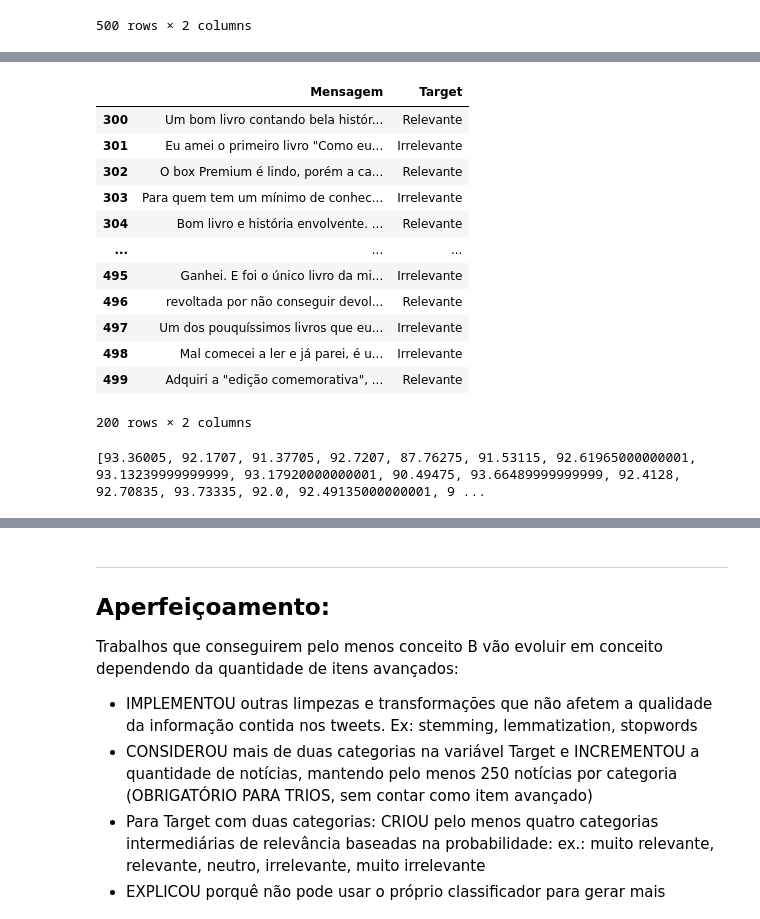
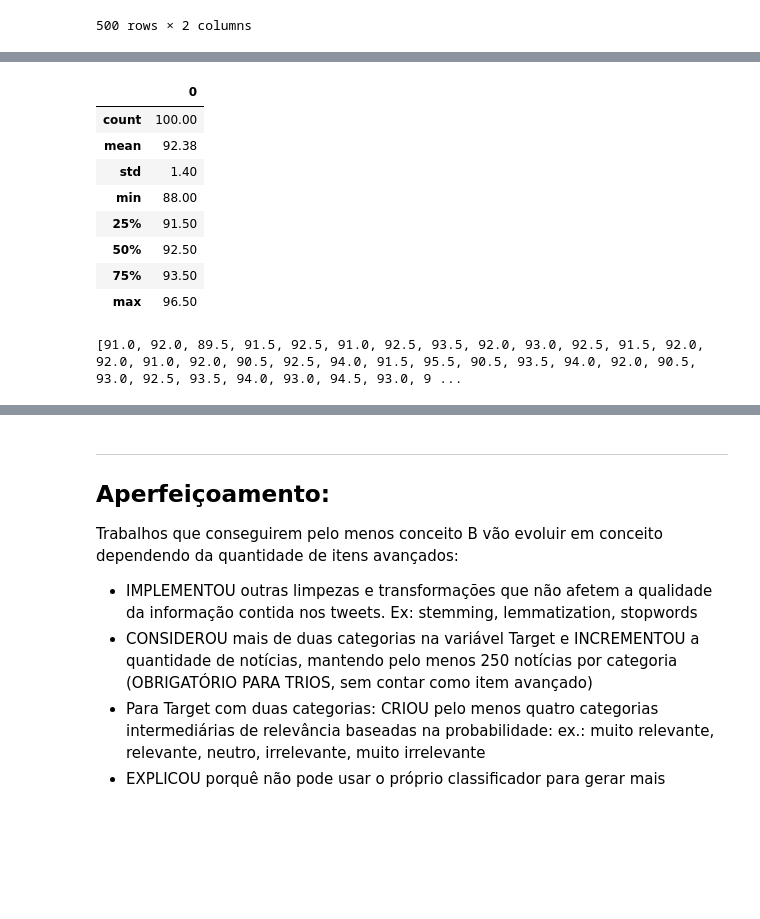
Before and after one commit to MateusMarinheiro18/Projeto-1-C-Dados, a Jupyter notebook: Projeto1 Template.ipynb, the cells around one changed output, grey strips where cells are left out. Drawn from its saved outputs; the diff is of its cells as text; code cells hidden in the pictures; blank space fills up the shorter version.

```diff
--- a/Projeto1 Template.ipynb
+++ b/Projeto1 Template.ipynb
@@ -588,19 +536,3 @@ dados_treino_2
-# %%
-dados_teste_2
-# %% [output]
-|  | Mensagem | Target |
-| 300 | Um bom livro contando bela histór... | Relevante |
-| 301 | Eu amei o primeiro livro "Como eu... | Irrelevante |
-| 302 | O box Premium é lindo, porém a ca... | Relevante |
-| 303 | Para quem tem um mínimo de conhec... | Irrelevante |
-| 304 | Bom livro e história envolvente. ... | Relevante |
-| ... | ... | ... |
-| 495 | Ganhei. E foi o único livro da mi... | Irrelevante |
-| 496 | revoltada por não conseguir devol... | Relevante |
-| 497 | Um dos pouquíssimos livros que eu... | Irrelevante |
-| 498 | Mal comecei a ler e já parei, é u... | Irrelevante |
-| 499 | Adquiri a "edição comemorativa", ... | Relevante |
-200 rows × 2 columns
 # %%
 # Qualidade do Classificador a partir de novas separações dos comentários entre treinamento e teste
 acuracia_100 = []
@@ -678,10 +610,19 @@ for n in range(0,100):
     acuracia_100.append(acertos)
 # %%
 acuracia_series = pd.Series(acuracia_100)
-acuracia_series.describe().to_frame()
+display(acuracia_series.describe().to_frame().round(2))
 print(acuracia_100)
 # %% [output]
+|  | 0 |
+| count | 100.00 |
+| mean | 92.38 |
+| std | 1.40 |
+| min | 88.00 |
+| 25% | 91.50 |
+| 50% | 92.50 |
+| 75% | 93.50 |
+| max | 96.50 |
-[93.36005, 92.1707, 91.37705, 92.7207, 87.76275, 91.53115, 92.61965000000001, 93.13239999999999, 93.17920000000001, 90.49475, 93.66489999999999, 92.4128, 92.70835, 93.73335, 92.0, 92.49135000000001, 9 ...
+[91.0, 92.0, 89.5, 91.5, 92.5, 91.0, 92.5, 93.5, 92.0, 93.0, 92.5, 91.5, 92.0, 92.0, 91.0, 92.0, 90.5, 92.5, 94.0, 91.5, 95.5, 90.5, 93.5, 94.0, 92.0, 90.5, 93.0, 92.5, 93.5, 94.0, 93.0, 94.5, 93.0, 9 ...
 # %%
 # Definindo a figura
 plt.figure(figsize=(7, 6))
```
Also changed, not shown: parts of 13 cells of this notebook.
